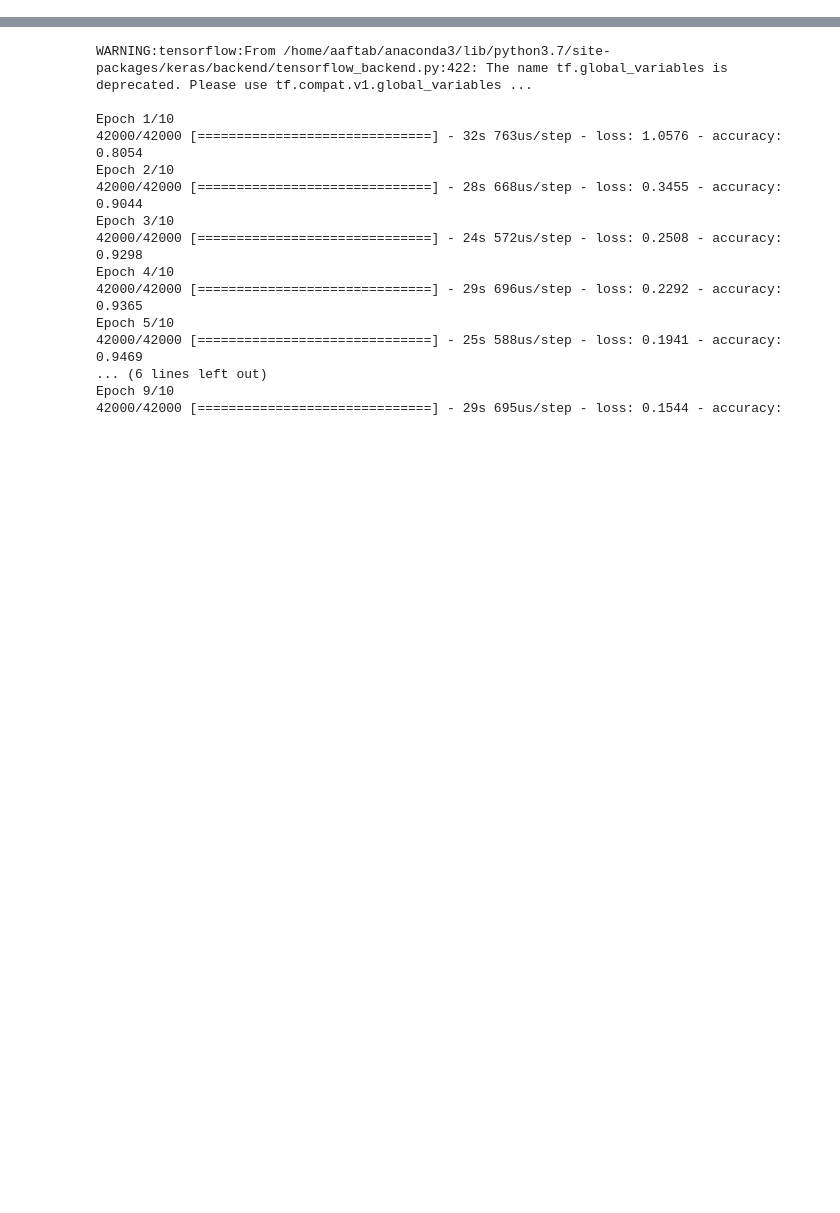
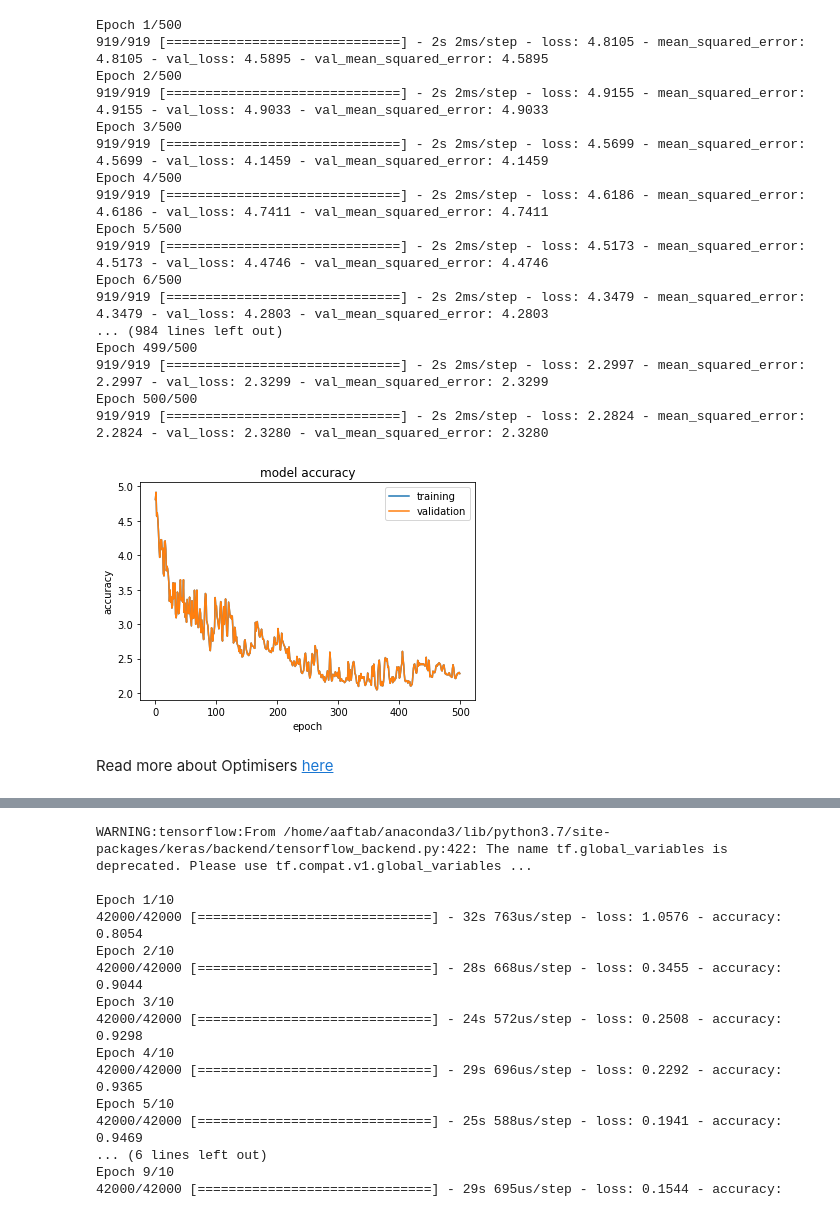
Before and after one commit to mohammadaaftabv/MNIST-Classification, a Jupyter notebook: Kagglesol.ipynb, the cells around one changed output, grey strips where cells are left out. Saved outputs shown, nothing was run; the diff lists cells and outputs as text; code cells hidden in the pictures; blank space fills up the shorter version.

```diff
--- a/Kagglesol.ipynb
+++ b/Kagglesol.ipynb
@@ -43,0 +50,5 @@ WARNING:tensorflow:From /home/aaftab/anaconda3/lib/python3.7/site-packages/keras
+# %%
+xtrain=trdt.copy()
+label=xtrain['label']
+xtrain.drop(['label'],axis=1, inplace=True)
+xtrain.head()
@@ -43,0 +66,9 @@ WARNING:tensorflow:From /home/aaftab/anaconda3/lib/python3.7/site-packages/keras
+# %%
+#let us try a fully connected neural network
+model = Sequential()
+model.add(Dense(units=32, activation='sigmoid',input_shape=(784,))) #input layer with 784 input neurons and 32 output neurons
+model.add(Dense(units=64, activation='sigmoid')) #No need to give input dimensions for hidden or output layers, keras automatically does that
+model.add(Dense(units=1)) #eliminating the activation function since we are going to treat this a regression network.
+#Chill I am just experimenting to see the difference in output accuracies, I know this is a classification problem and not a regression one.
+
+model.summary() #printing the model
@@ -43,0 +90,34 @@ WARNING:tensorflow:From /home/aaftab/anaconda3/lib/python3.7/site-packages/keras
+# %%
+model.compile(optimizer="sgd", loss='mean_squared_error', metrics=['mean_squared_error'])
+history=model.fit(xtrain,label.values.reshape(42000,1),batch_size=32, epochs=500,validation_split=.3)
+#reduce batch size if your GPU memory is insufficient
+
+#plotting training and valiadtion losses
+plt.plot(history.history['loss'])
+plt.plot(history.history['mean_squared_error'])
+plt.title('model accuracy')
+plt.ylabel('accuracy')
+plt.xlabel('epoch')
+plt.legend(['training', 'validation'], loc='best')
+plt.show()
+# %% [output]
+Epoch 1/500
+919/919 [==============================] - 2s 2ms/step - loss: 4.8105 - mean_squared_error: 4.8105 - val_loss: 4.5895 - val_mean_squared_error: 4.5895
+Epoch 2/500
+919/919 [==============================] - 2s 2ms/step - loss: 4.9155 - mean_squared_error: 4.9155 - val_loss: 4.9033 - val_mean_squared_error: 4.9033
+Epoch 3/500
+919/919 [==============================] - 2s 2ms/step - loss: 4.5699 - mean_squared_error: 4.5699 - val_loss: 4.1459 - val_mean_squared_error: 4.1459
+Epoch 4/500
+919/919 [==============================] - 2s 2ms/step - loss: 4.6186 - mean_squared_error: 4.6186 - val_loss: 4.7411 - val_mean_squared_error: 4.7411
+Epoch 5/500
+919/919 [==============================] - 2s 2ms/step - loss: 4.5173 - mean_squared_error: 4.5173 - val_loss: 4.4746 - val_mean_squared_error: 4.4746
+Epoch 6/500
+919/919 [==============================] - 2s 2ms/step - loss: 4.3479 - mean_squared_error: 4.3479 - val_loss: 4.2803 - val_mean_squared_error: 4.2803
+... (984 lines left out)
+Epoch 499/500
+919/919 [==============================] - 2s 2ms/step - loss: 2.2997 - mean_squared_error: 2.2997 - val_loss: 2.3299 - val_mean_squared_error: 2.3299
+Epoch 500/500
+919/919 [==============================] - 2s 2ms/step - loss: 2.2824 - mean_squared_error: 2.2824 - val_loss: 2.3280 - val_mean_squared_error: 2.3280
+[figure, added]
+# %% [markdown]
+Read more about Optimisers [here](https://www.dlology.com/blog/quick-notes-on-how-to-choose-optimizer-in-keras/)
```
Also changed, not shown: parts of 43 cells of this notebook, 7 other files.
